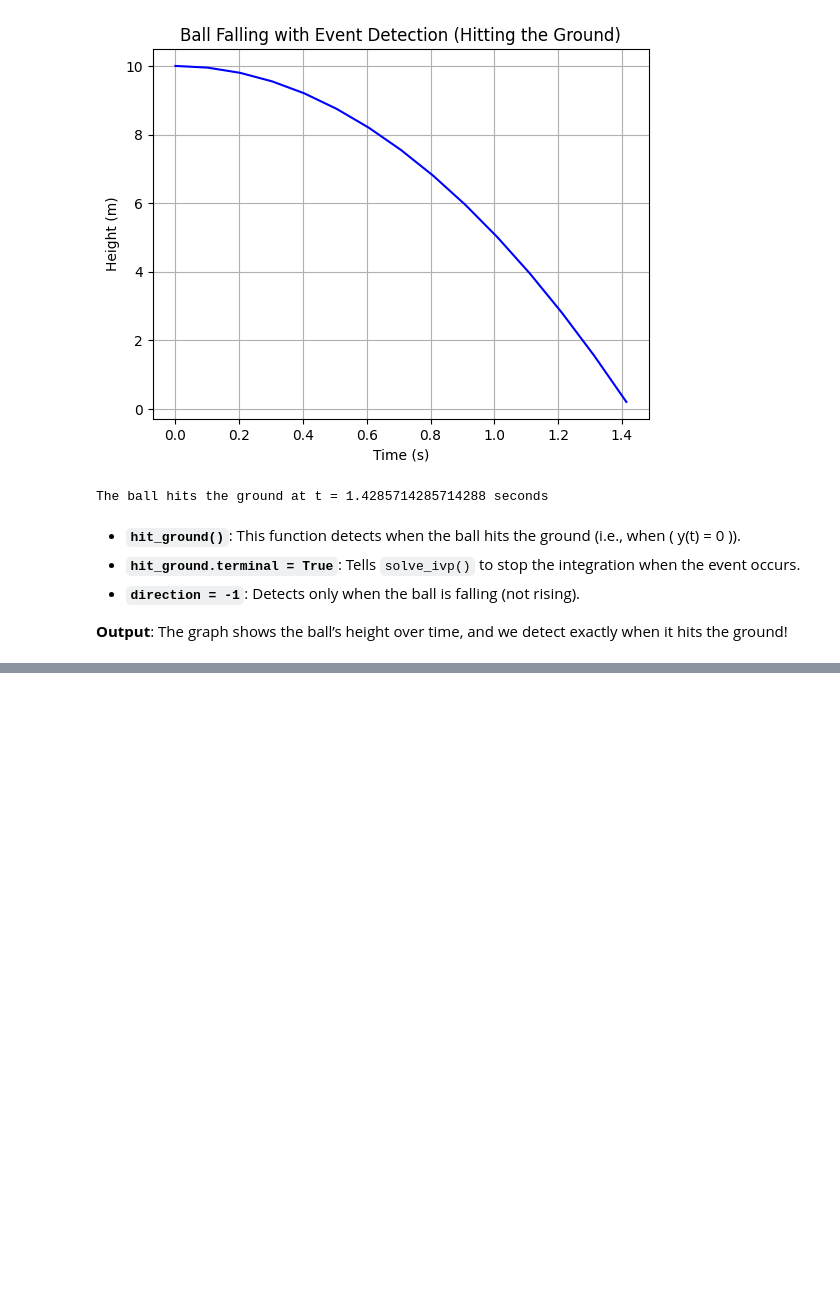
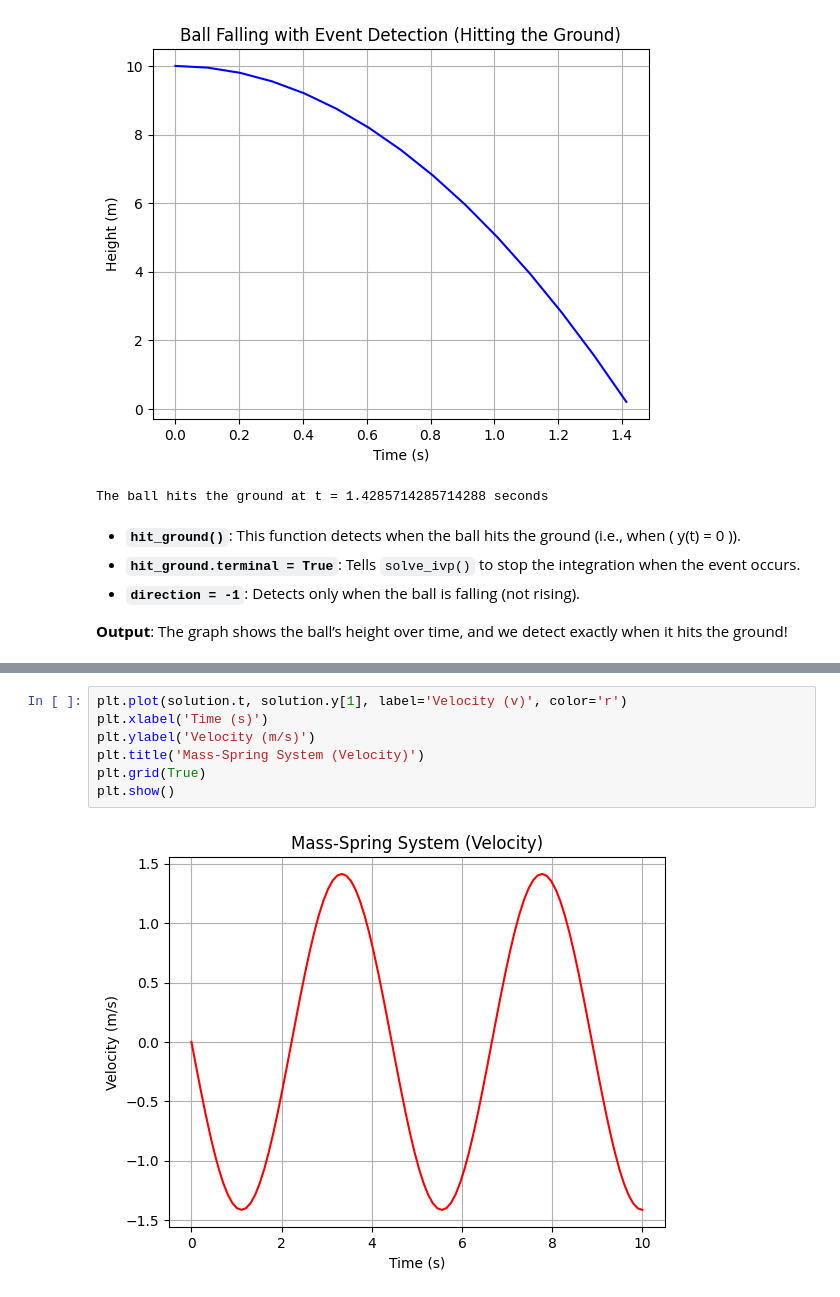
Before and after one commit to rubydamodar/SciPyMastery-From-Basics-to-Breakthroughs, a Jupyter notebook: Beginner Level/SCIPY-INTEGERATE.ipynb, the cells around one changed output, grey strips where cells are left out. Saved outputs shown, nothing was run; the diff lists cells and outputs as text; blank space fills up the shorter version.

```diff
--- a/Beginner Level/SCIPY-INTEGERATE.ipynb
+++ b/Beginner Level/SCIPY-INTEGERATE.ipynb
@@ -480,0 +542,9 @@ The ball hits the ground at t = 1.4285714285714288 seconds
+# %%
+plt.plot(solution.t, solution.y[1], label='Velocity (v)', color='r')
+plt.xlabel('Time (s)')
+plt.ylabel('Velocity (m/s)')
+plt.title('Mass-Spring System (Velocity)')
+plt.grid(True)
+plt.show()
+# %% [output]
+[figure, added]
```
Also changed, not shown: parts of 6 cells of this notebook.
